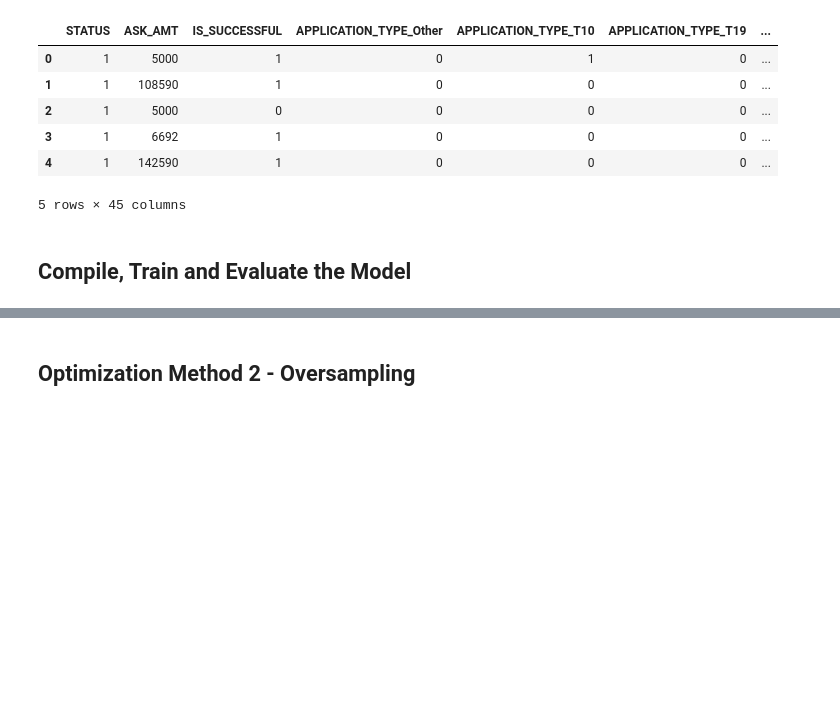
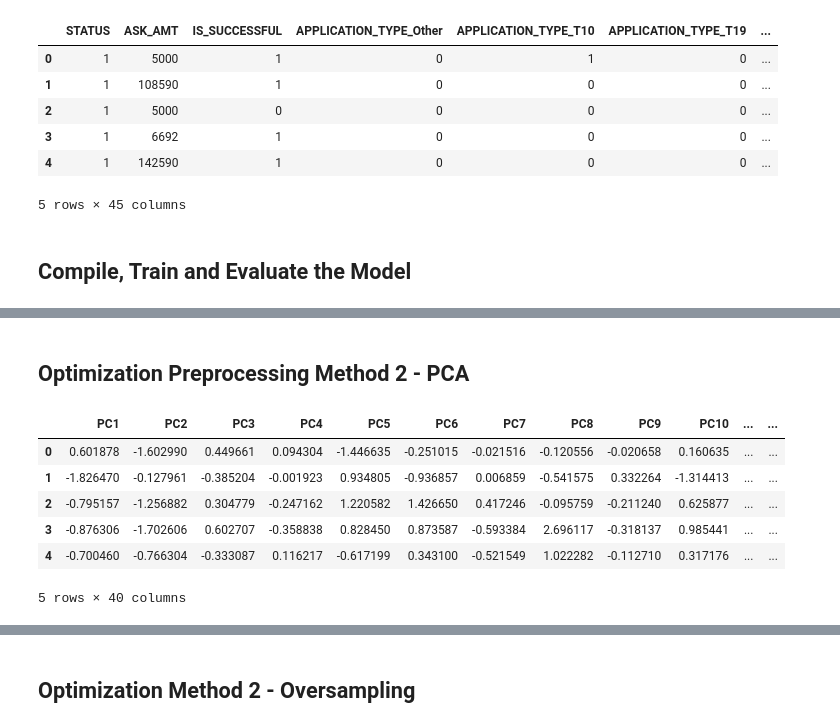
Before and after one commit to mlister3/Funding_Deep_Learning, a Jupyter notebook: Starter_Code.ipynb, the cells around one changed output, grey strips where cells are left out. Drawn from its saved outputs; the diff is of its cells as text; code cells hidden in the pictures; blank space fills up the shorter version.

Commit message:
Optimizing Column Dropping Preprocessing

```diff
--- a/Starter_Code.ipynb
+++ b/Starter_Code.ipynb
@@ -438,0 +321,7 @@ nn_op1.save('AlphabetSoupCharity_Optimization_1.h5')
+# %%
+X_dropping = condensed_data.drop('IS_SUCCESSFUL', axis=1)
+y_dropping = condensed_data['IS_SUCCESSFUL']
+
+X_train_column_drop, X_test_column_drop, y_train_column_drop, y_test_column_drop = train_test_split(X_dropping, y_dropping, test_size=0.25, random_state=1)
+
+print("Step 5 of 6 - Split training and testing samples... Samples: ", len(X_train_column_drop), " | Columns/Features: ", len(X_train_column_drop.columns))
@@ -438,0 +377,20 @@ nn_op1.save('AlphabetSoupCharity_Optimization_1.h5')
+# %%
+X_scaler_columns_dropped = scaler.fit(X_train_column_drop)
+
+X_train_column_drop_scaled = X_scaler_columns_dropped.transform(X_train_column_drop)
+X_test_column_drop_scaled = X_scaler_columns_dropped.transform(X_test_column_drop)
+
+# Define the model
+nn_column_drop = tf.keras.models.Sequential()
+
+# First hidden layer
+nn_column_drop.add(tf.keras.layers.Dense(units=80, activation='relu', input_dim=X_train_column_drop_scaled.shape[1]))
+
+# Second hidden layer
+nn_column_drop.add(tf.keras.layers.Dense(units=30, activation='relu'))
+
+# Output layer
+nn_column_drop.add(tf.keras.layers.Dense(units=1, activation='sigmoid'))
+
+# Check the structure of the model
+nn_column_drop.summary()
@@ -438,0 +447,27 @@ nn_op1.save('AlphabetSoupCharity_Optimization_1.h5')
+# %% [markdown]
+## Optimization Preprocessing Method 2 - PCA
+# %%
+# Create PCA Model
+pca_model = PCA(n_components=40)
+# %%
+pca_model = pca_model.fit(X_train_column_drop_scaled)
+
+pca_X_train = pca_model.transform(X_train_column_drop_scaled)
+pca_X_test = pca_model.transform(X_test_column_drop_scaled)
+
+# Training DataFrame with the PCA components
+pca_df = pd.DataFrame(data=pca_X_train, columns=['PC1', 'PC2', 'PC3', 'PC4', 'PC5', 'PC6', 'PC7', 'PC8', 'PC9', 'PC10',
+                                                'PC11', 'PC12', 'PC13', 'PC14', 'PC15', 'PC16', 'PC17', 'PC18', 'PC19', 'PC20',
+                                                'PC21', 'PC22', 'PC23', 'PC24', 'PC25', 'PC26', 'PC27', 'PC28', 'PC29', 'PC30',
+                                                'PC31', 'PC32', 'PC33', 'PC34', 'PC35', 'PC36', 'PC37', 'PC38', 'PC39', 'PC40'])
+
+# View the first five rows of the DataFrame
+pca_df.head()
+# %% [output]
+|  | PC1 | PC2 | PC3 | PC4 | PC5 | PC6 | PC7 | PC8 | PC9 | PC10 | ... | ... |
+| 0 | 0.601878 | -1.602990 | 0.449661 | 0.094304 | -1.446635 | -0.251015 | -0.021516 | -0.120556 | -0.020658 | 0.160635 | ... | ... |
+| 1 | -1.826470 | -0.127961 | -0.385204 | -0.001923 | 0.934805 | -0.936857 | 0.006859 | -0.541575 | 0.332264 | -1.314413 | ... | ... |
+| 2 | -0.795157 | -1.256882 | 0.304779 | -0.247162 | 1.220582 | 1.426650 | 0.417246 | -0.095759 | -0.211240 | 0.625877 | ... | ... |
+| 3 | -0.876306 | -1.702606 | 0.602707 | -0.358838 | 0.828450 | 0.873587 | -0.593384 | 2.696117 | -0.318137 | 0.985441 | ... | ... |
+| 4 | -0.700460 | -0.766304 | -0.333087 | 0.116217 | -0.617199 | 0.343100 | -0.521549 | 1.022282 | -0.112710 | 0.317176 | ... | ... |
+5 rows × 40 columns
```
Also changed, not shown: parts of 49 cells of this notebook.
